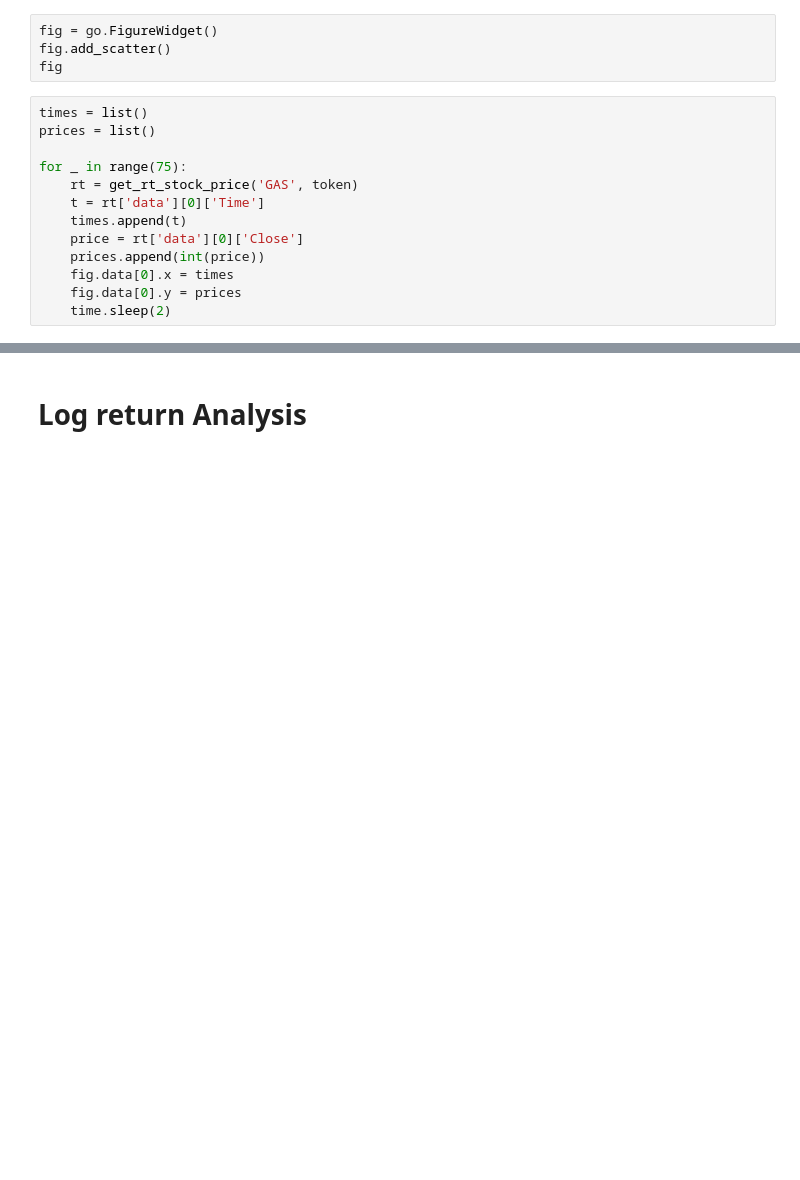
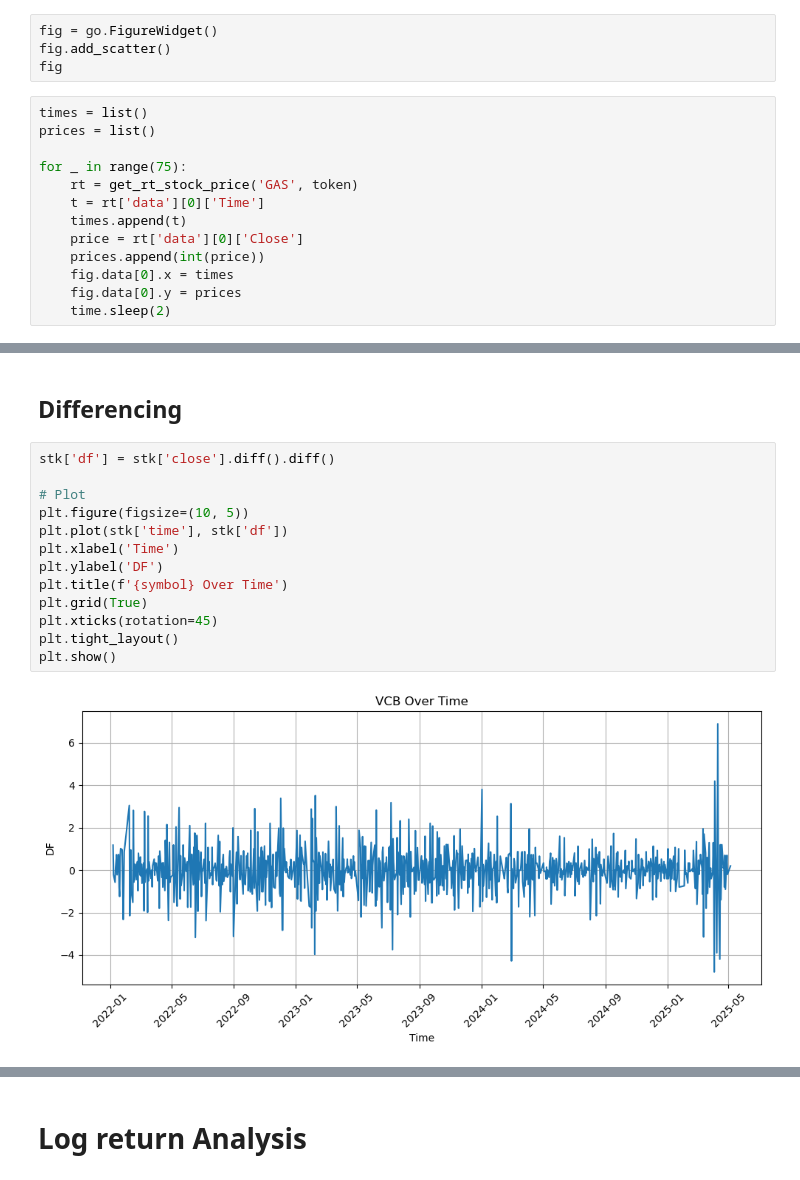
Before and after one commit to thangtm58/trading_algorithm, a Jupyter notebook: ssi.ipynb, the cells around one changed output, grey strips where cells are left out. Saved outputs shown, nothing was run; the diff lists cells and outputs as text; blank space fills up the shorter version.

```diff
--- a/ssi.ipynb
+++ b/ssi.ipynb
@@ -189,0 +196,17 @@ plt.show()
+# %% [markdown]
+## Differencing
+# %%
+stk['df'] = stk['close'].diff().diff()
+
+# Plot
+plt.figure(figsize=(10, 5))
+plt.plot(stk['time'], stk['df'])
+plt.xlabel('Time')
+plt.ylabel('DF')
+plt.title(f'{symbol} Over Time')
+plt.grid(True)
+plt.xticks(rotation=45)
+plt.tight_layout()
+plt.show()
+# %% [output]
+[figure, added]
```
Also changed, not shown: parts of 9 cells of this notebook.
